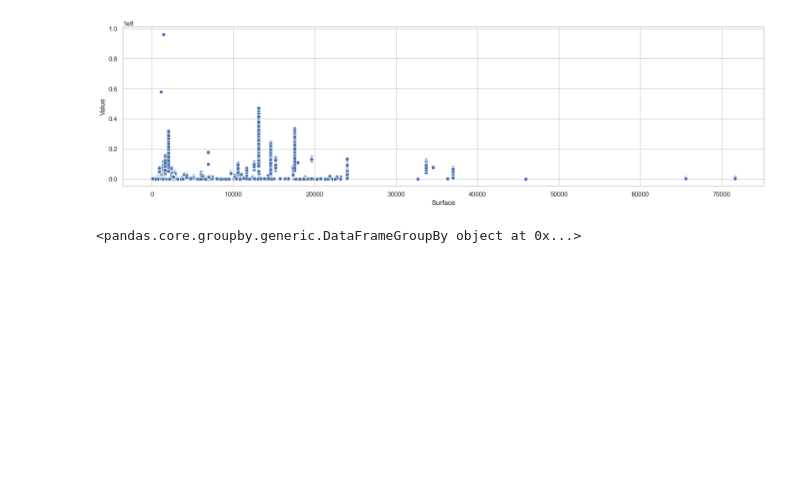
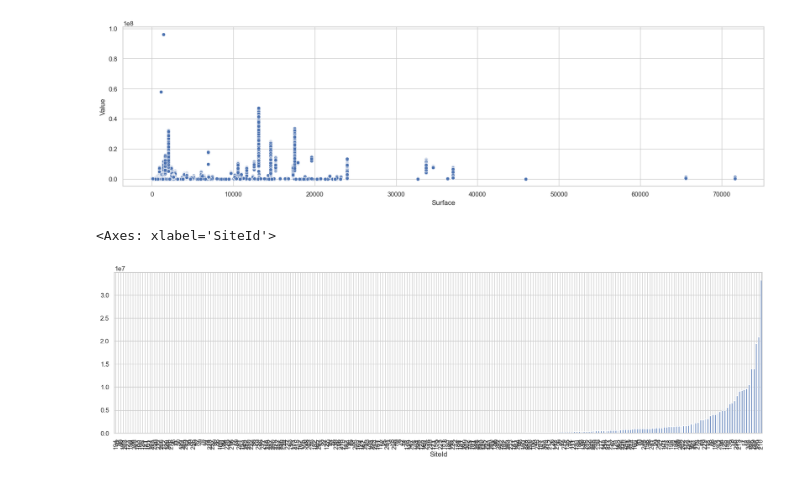
Before and after one commit to quanglv34/power-consumption-prediction, a Jupyter notebook: src/02-analysis.ipynb, the cells around one changed output. Drawn from its saved outputs; the diff is of its cells as text; code cells hidden in the pictures; blank space fills up the shorter version.

```diff
--- a/src/02-analysis.ipynb
+++ b/src/02-analysis.ipynb
@@ -60,7 +45,9 @@ sns.scatterplot(x='Surface', y='Value', data=train)
 # %% [output]
 <Axes: xlabel='Surface', ylabel='Value'>
 [figure]
-# %%
-train.groupby(['SiteId'])
-# %% [output]
-<pandas.core.groupby.generic.DataFrameGroupBy object at 0x...>
+# %%
+value_by_site = train_data.groupby(['SiteId'])['Value'].mean().sort_values()
+value_by_site.plot.bar()
+# %% [output]
+<Axes: xlabel='SiteId'>
+[figure, added]
```
Also changed, not shown: parts of 13 cells of this notebook, 2 other files.
